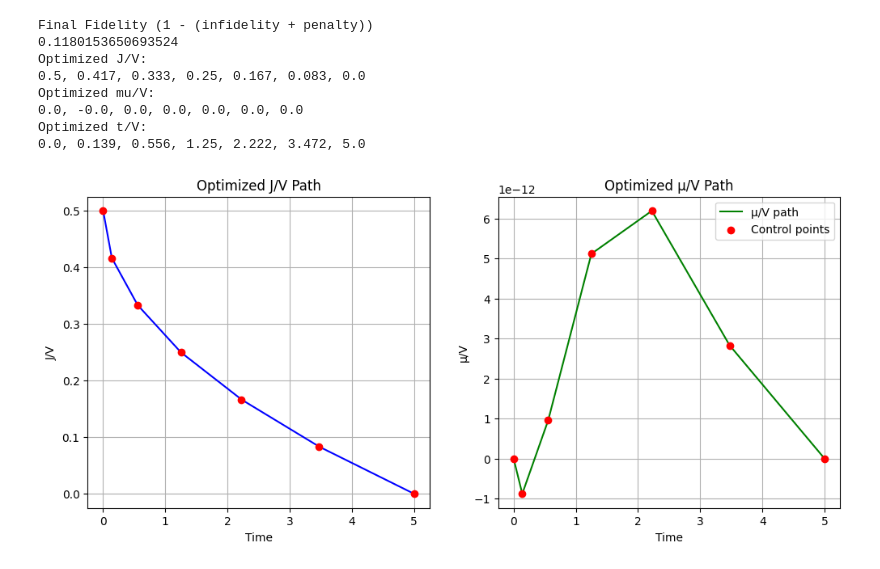
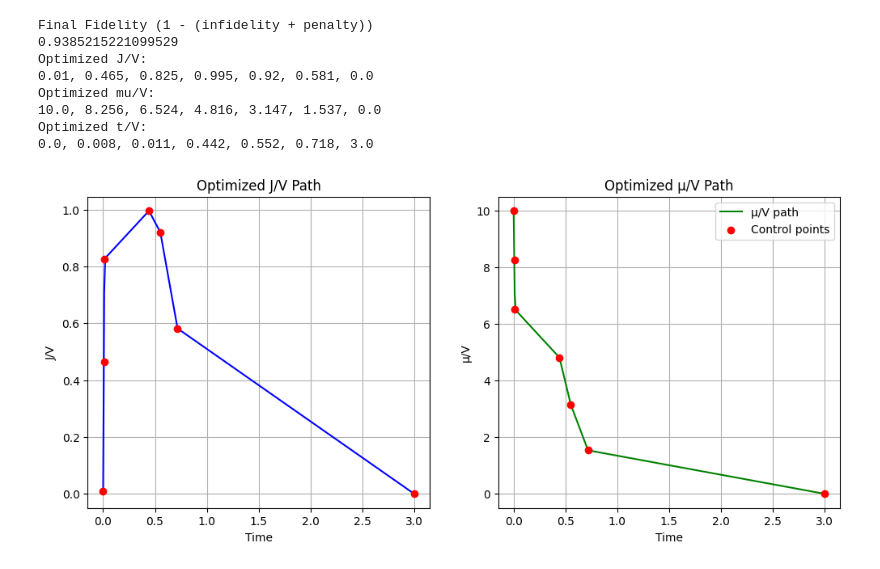
Before and after one commit to jwdesroches/synthetic_dimensions, a Jupyter notebook: variational_path_finding/variational_linear_path_finding.ipynb, the cells around one changed output. Drawn from its saved outputs; the diff is of its cells as text; code cells hidden in the pictures.

```diff
--- a/variational_path_finding/variational_linear_path_finding.ipynb
+++ b/variational_path_finding/variational_linear_path_finding.ipynb
@@ -18,12 +18,12 @@ warnings.filterwarnings("ignore")
 N = 3
 M = 3
 V = -1
-T = 5
+T = 3
 dt = 0.01
 
-J_V_init = 0.5
+J_V_init = 0.01
 J_V_final = 0
-mu_V_init = 0
+mu_V_init = 10
 mu_V_final = 0
 
 num_free_points = 5
@@ -40,38 +40,38 @@ print(*(np.around(J_control_opt,3)), sep = ", ")
 print(f"Optimized mu/V:")
 print(*(np.around(mu_control_opt,3)), sep = ", ")
 print(f"Optimized t/V:")
 print(*(np.around(t_control_opt,3)), sep = ", ")
 
 # --- Plot the optimized paths along with control points ---
 plt.figure(figsize=(12, 5))
 
 plt.subplot(1, 2, 1)
 plt.plot(times_dense, J_V_path, label="J/V path", color="blue")
 plt.scatter(t_control_opt, J_control_opt, color="red", zorder=5, label="Control points")
 plt.xlabel("Time")
 plt.ylabel("J/V")
 plt.title("Optimized J/V Path")
 plt.grid(True)
 
 plt.subplot(1, 2, 2)
 plt.plot(times_dense, mu_V_path, label="μ/V path", color="green")
 plt.scatter(t_control_opt, mu_control_opt, color="red", zorder=5, label="Control points")
 plt.xlabel("Time")
 plt.ylabel("μ/V")
 plt.title("Optimized μ/V Path")
 plt.legend()
 plt.grid(True)
 plt.show()
 # %% [output]
 Final Fidelity (1 - (infidelity + penalty))
-0.1180153650693524
+0.9385215221099529
 Optimized J/V:
-0.5, 0.417, 0.333, 0.25, 0.167, 0.083, 0.0
+0.01, 0.465, 0.825, 0.995, 0.92, 0.581, 0.0
 Optimized mu/V:
-0.0, -0.0, 0.0, 0.0, 0.0, 0.0, 0.0
+10.0, 8.256, 6.524, 4.816, 3.147, 1.537, 0.0
 Optimized t/V:
-0.0, 0.139, 0.556, 1.25, 2.222, 3.472, 5.0
+0.0, 0.008, 0.011, 0.442, 0.552, 0.718, 3.0
-[figure, old version]
+[figure, new version]
 # %%
 hamiltonians = []
 for i, t in enumerate(times_dense):
```
Also changed, not shown: parts of 3 cells of this notebook, 3 other files.
